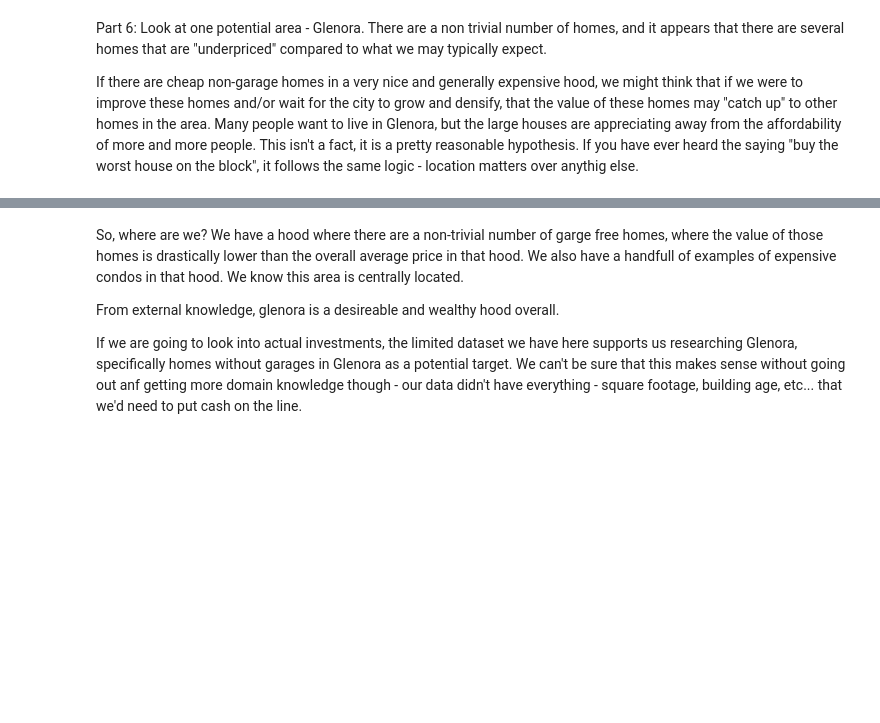
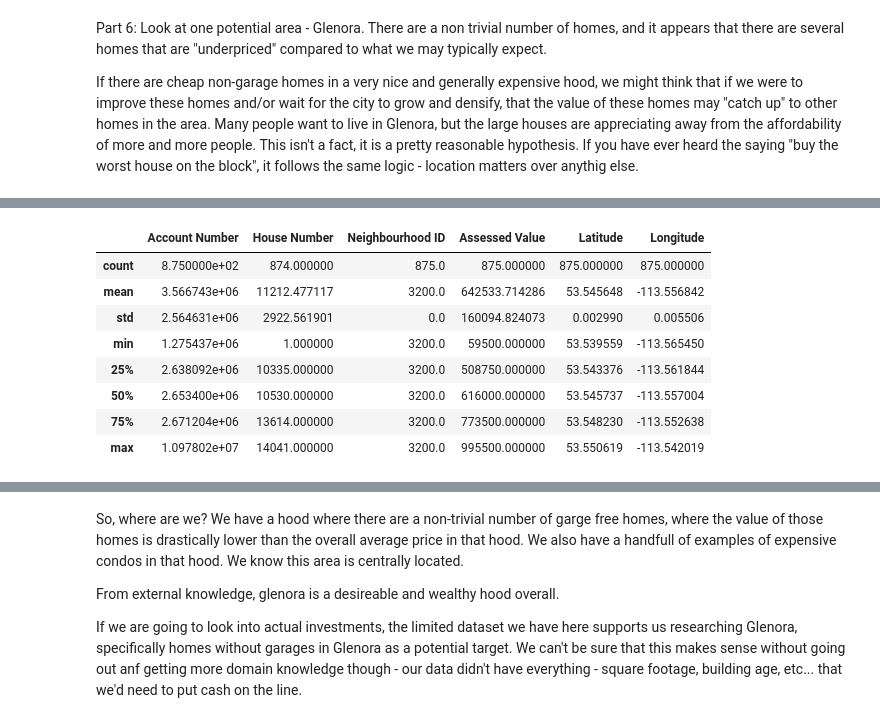
Before and after one commit to Soniyasunny1/BasicClassExamples, a Jupyter notebook: 1_Var_EDA.ipynb, the cells around one changed output, grey strips where cells are left out. Cells and saved outputs as stored; diff of their text form; code cells hidden in the pictures; blank space fills up the shorter version.

```diff
--- a/1_Var_EDA.ipynb
+++ b/1_Var_EDA.ipynb
@@ -388,0 +417,12 @@ If there are cheap non-garage homes in a very nice and generally expensive hood,
+# %%
+glen.describe()
+# %% [output]
+|  | Account Number | House Number | Neighbourhood ID | Assessed Value | Latitude | Longitude |
+| count | 8.750000e+02 | 874.000000 | 875.0 | 875.000000 | 875.000000 | 875.000000 |
+| mean | 3.566743e+06 | 11212.477117 | 3200.0 | 642533.714286 | 53.545648 | -113.556842 |
+| std | 2.564631e+06 | 2922.561901 | 0.0 | 160094.824073 | 0.002990 | 0.005506 |
+| min | 1.275437e+06 | 1.000000 | 3200.0 | 59500.000000 | 53.539559 | -113.565450 |
+| 25% | 2.638092e+06 | 10335.000000 | 3200.0 | 508750.000000 | 53.543376 | -113.561844 |
+| 50% | 2.653400e+06 | 10530.000000 | 3200.0 | 616000.000000 | 53.545737 | -113.557004 |
+| 75% | 2.671204e+06 | 13614.000000 | 3200.0 | 773500.000000 | 53.548230 | -113.552638 |
+| max | 1.097802e+07 | 14041.000000 | 3200.0 | 995500.000000 | 53.550619 | -113.542019 |
```
Also changed, not shown: parts of 7 cells of this notebook, 1 other file.
